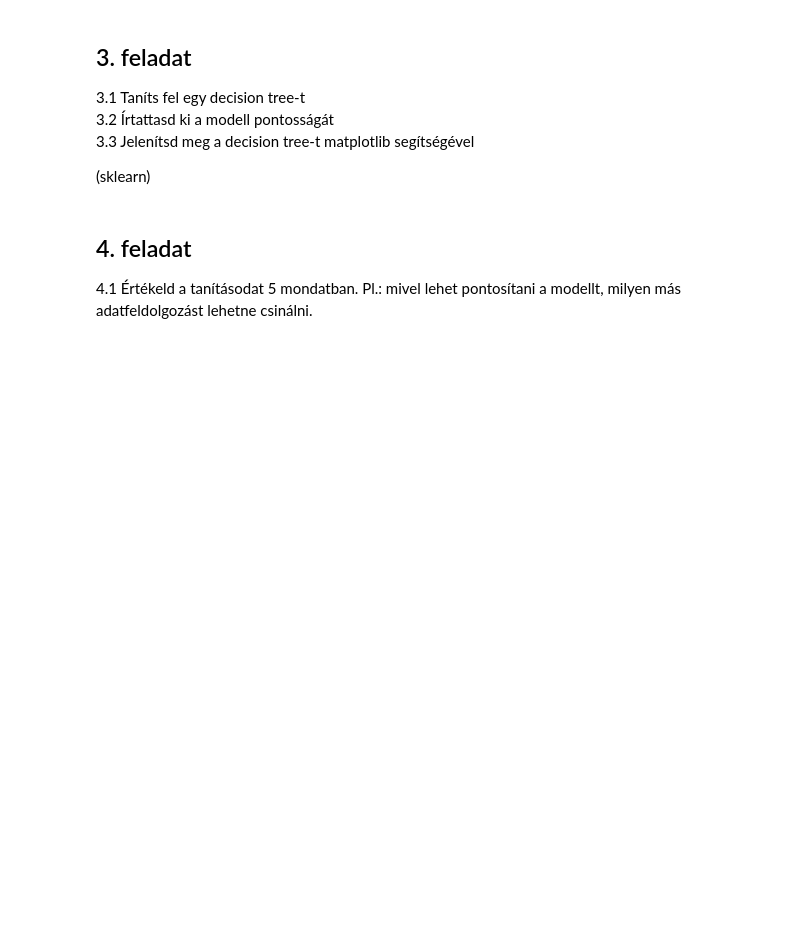
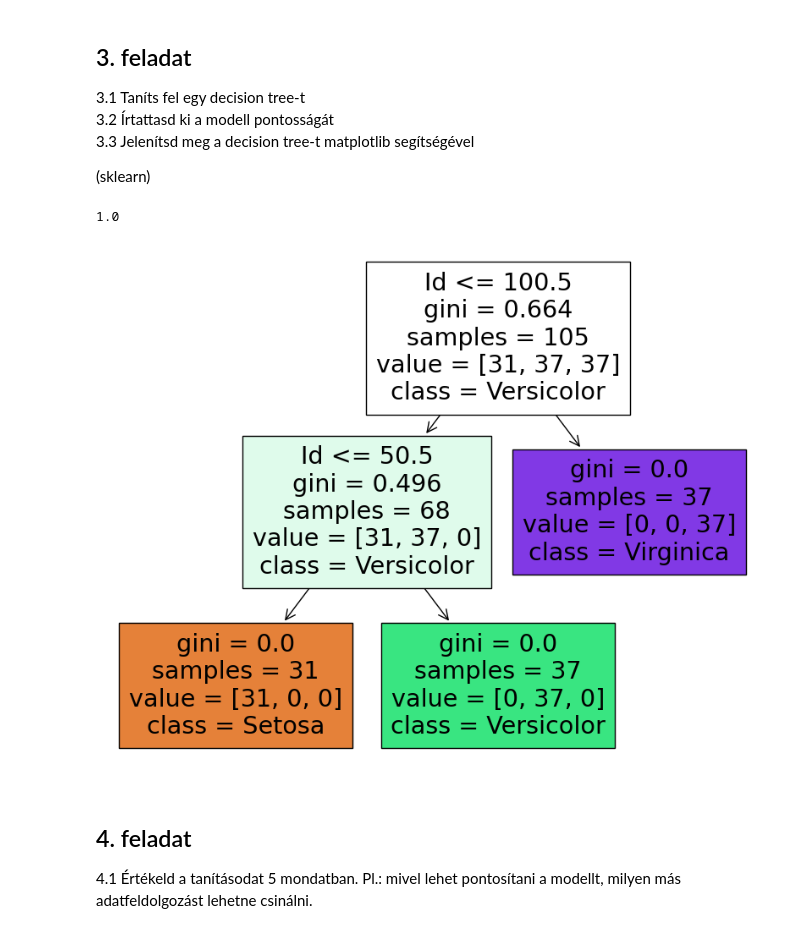
Before and after one commit to NagyLev97/BEVADAT2022232, a Jupyter notebook: ZH/minta_zh.ipynb, the cells around one changed output. Drawn from its saved outputs; the diff is of its cells as text; code cells hidden in the pictures; blank space fills up the shorter version.

```diff
--- a/ZH/minta_zh.ipynb
+++ b/ZH/minta_zh.ipynb
@@ -64,3 +98,8 @@ dtype: float64
+# %%
+X = df.drop('Species', axis=1)
+y = df['Species']
+
+X_train, X_test, y_train, y_test = train_test_split(X, y, test_size=0.3, random_state=42)
 # %% [markdown]
 ## 3. feladat
 3.1 Taníts fel egy decision tree-t
@@ -68,6 +107,18 @@ dtype: float64
 3.3 Jelenítsd meg a decision tree-t matplotlib segítségével
 
 (sklearn)
+# %%
+model = DecisionTreeClassifier()
+model.fit(X_train, y_train)
+y_preds = model.predict(X_test)
+print(accuracy_score(y_test, y_preds))
+
+plt.figure(figsize=(10, 8))
+tree.plot_tree(model, feature_names=X.columns, class_names=['Setosa', 'Versicolor', 'Virginica'], filled=True)
+plt.show()
+# %% [output]
+1.0
+[figure, added]
 # %% [markdown]
 ## 4. feladat
 4.1 Értékeld a tanításodat 5 mondatban. Pl.: mivel lehet pontosítani a modellt, milyen más adatfeldolgozást lehetne csinálni.
```
Also changed, not shown: parts of 3 cells of this notebook.
